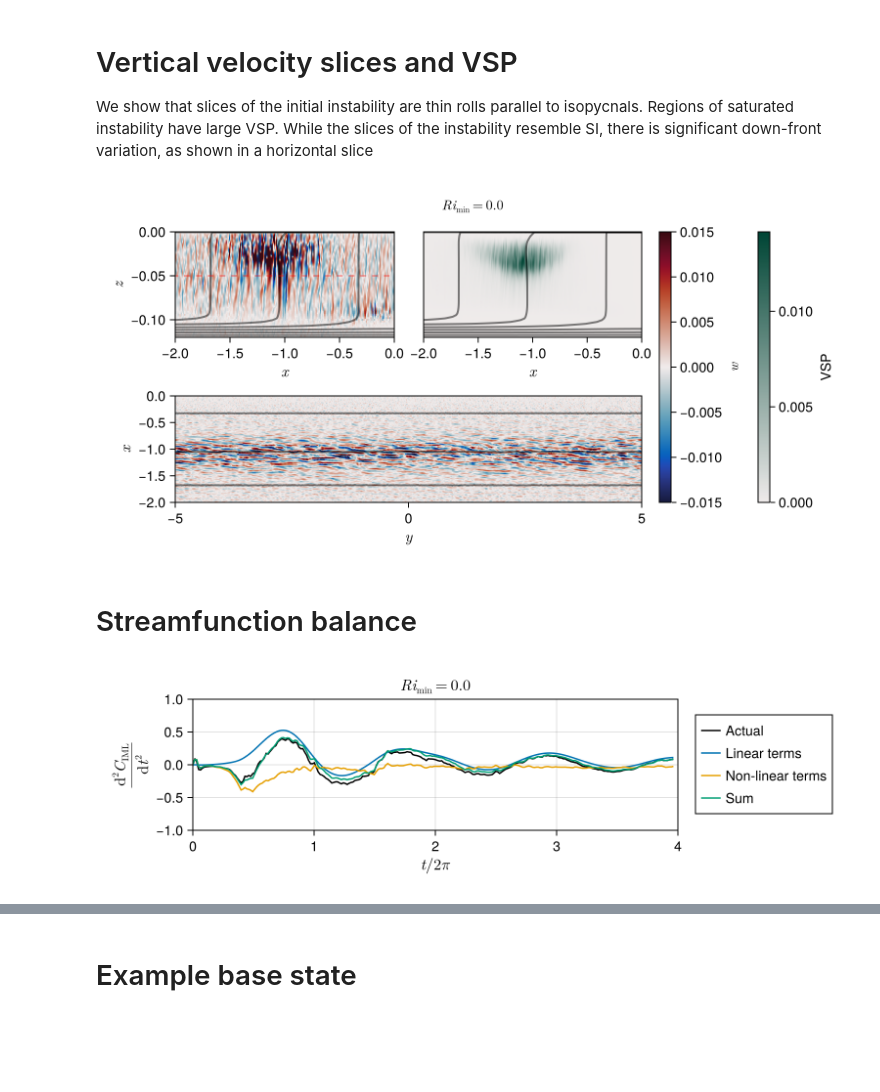
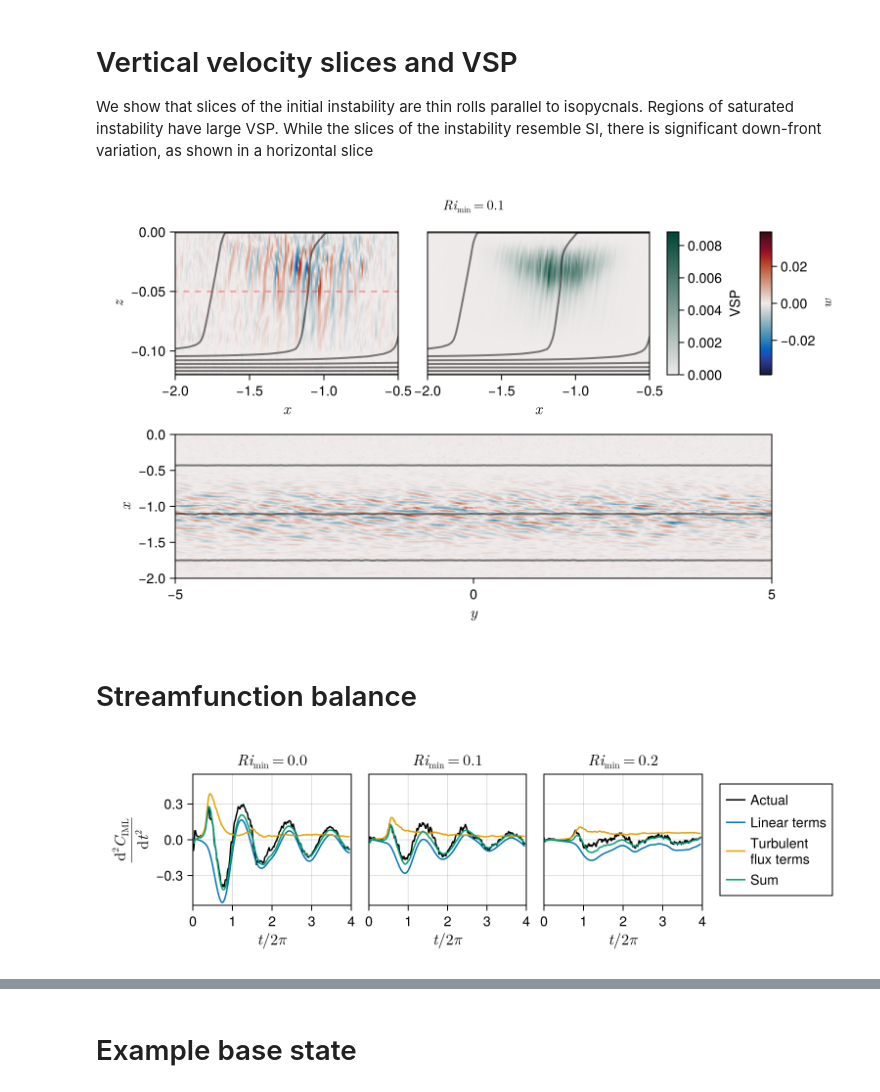
Before and after one commit to erin-atkinson/filament-instability, a Jupyter notebook: notebook/PaperFigures.ipynb, the cells around one changed output, grey strips where cells are left out. Drawn from its saved outputs; the diff is of its cells as text; code cells hidden in the pictures; blank space fills up the shorter version.

Commit message:
Added buoyancy gradient plot

```diff
--- a/notebook/PaperFigures.ipynb
+++ b/notebook/PaperFigures.ipynb
@@ -142,5 +212,5 @@ The volume of $q<0$ is destroyed slowly. The initial instability does not seem t
 # %%
-let foldernames = foldernames[1:3]
+fig = let foldernames = foldernames[1:3]
     from_dfm = false
     fig = Figure(; size=(1000, 300)./1.3)
     # First figure is a plot of integrated PV
@@ -185,5 +255,7 @@ let foldernames = foldernames[1:3]
     Legend(fig[1, 3], lns, runlabels[1:3], legendtitle)
     fig
 end
+#save("../output/paper_figures/PV_figure.png", fig; px_per_unit=2)
+fig
 # %% [output]
 [figure]
@@ -193,8 +300,8 @@ We show that slices of the initial instability are thin rolls parallel to isopyc
 # %%
 VSP_colors = [to_colormap(:balance)[127], to_colormap(:PuBuGn)[end]]
 fig = let
-    foldername = foldernames[1]
-    t = 0.2 # t/2π
+    foldername = foldernames[2]
+    t = 0.3 # t/2π
     z = -0.05
     init_time, run_time, sp = jldopen("$foldername/parameters.jld2") do file
         file["parameters/init_time"], file["parameters/run_time"], file["parameters/simulation"]
@@ -228,51 +335,48 @@ fig = let
         iteration = iterations[argmin(abs.(ts .- t))]
 
         w = no_offset_view(file["timeseries/w/$iteration"][:, 512, :])
         w_slice = no_offset_view(file["timeseries/w/$iteration"])[:, :, argmin(abs.(zsᶠ .- z))]
         b = no_offset_view(file["timeseries/b/$iteration"][:, 1, :])
         b_slice = no_offset_view(file["timeseries/b/$iteration"])[:, :, argmin(abs.(zsᶠ .- z))]
         w, w_slice, b, b_slice
     end
 
-    fig = Figure(; size=(1000, 500)./1.3, fontsize=14)
-    axis_kwargs = (; xlabel=L"x", ylabel=L"z", limits=(-2sp.L, 0sp.L, -1.2sp.H, 0), xlabelsize=16, ylabelsize=16)
+    fig = Figure(; size=(1000, 600)./1.3, fontsize=14)
+    axis_kwargs = (; xlabel=L"x", ylabel=L"z", limits=(-2sp.L, -0.5sp.L, -1.2sp.H, 0), xlabelsize=16, ylabelsize=16)
 
     ax_w = Axis(fig[1, 1]; axis_kwargs...)
     ax_VSP = Axis(fig[1, 2]; axis_kwargs...)
 
     cmax = maximum(abs, w_slice)
-    cmax=0.015
     ht_w = heatmap!(ax_w, xsᶜ, zsᶠ, w; colormap=:balance, colorrange=(-cmax, cmax))
     ht_VSP = heatmap!(ax_VSP, xsᶜ, zsᶜ, VSP; colormap=VSP_colors, colorrange=(0, maximum(VSP[:, 4:sp.Nz-1])))
     contour!(ax_VSP, xsᶜ, zsᶜ, b_dfm; color=(:black, 0.5), levels=b_levels, linewidth=2)
     contour!(ax_w, xsᶜ, zsᶜ, b_dfm; color=(:black, 0.5), levels=b_levels, linewidth=2)
     lines!(ax_w, [xsᶜ[1], xsᶜ[end]], [z, z]; color=(:red, 0.3), linestyle=:dash, linewidth=2)
 
-    ax_w_slice = Axis(fig[2, 1:2]; xlabel=L"y", ylabel=L"x", limits=(-5sp.L, 5sp.L, -2sp.L, 0sp.L), xlabelsize=16, ylabelsize=16)
+    ax_w_slice = Axis(fig[2, 1:4]; xlabel=L"y", ylabel=L"x", limits=(-5sp.L, 5sp.L, -2sp.L, 0sp.L), xlabelsize=16, ylabelsize=16)
     w_slice = imfilter(w_slice, gaussian((1, 1)))
     heatmap!(ax_w_slice, ysᶜ, xsᶜ, transpose(w_slice); colormap=:balance, colorrange=(-cmax, cmax))
     contour!(ax_w_slice, ysᶜ, xsᶜ, transpose(b_slice); color=(:black, 0.5), levels=b_levels, linewidth=2)
 
-    Colorbar(fig[1:2, 3], ht_w; label=L"w")
-    Colorbar(fig[1:2, 4], ht_VSP; label="VSP")
+    Colorbar(fig[1, 4], ht_w; label=L"w")
+    Colorbar(fig[1, 3], ht_VSP; label="VSP")
     hideydecorations!.(ax_VSP)
     colgap!(fig.layout, 1, 30)
-    Label(fig[0, :], L"Ri_\text{min}=%$(round(sp.Ri, digits=2))")
+    #colgap!(fig.layout, 2, 30)
+    Label(fig[0, :], L"Ri_\text{min}=%$(round(sp.Ri, digits=2)), t/2\pi=$t")
     fig
 end
-save("../output/paper_figures/wVSP.png", fig; px_per_unit=2)
+#save("../output/paper_figures/wVSP.png", fig; px_per_unit=2)
 fig
 # %% [output]
-[figure, old version]
+[figure, new version]
 # %% [markdown]
 # Streamfunction balance
 # %%
-fig = let foldernames = foldernames[1:1]
+fig = let foldernames = foldernames[1:3]
     fig = Figure(; size=(1000, 300)./1.3, fontsize=14)
     map(enumerate(foldernames)) do (i, foldername)
-
-        σ = 10
-
         # Get parameters
         init_time, run_time, sp = jldopen("$foldername/parameters.jld2") do file
             file["parameters/init_time"], file["parameters/run_time"], file["parameters/simulation"]
@@ -294,16 +398,16 @@ fig = let foldernames = foldernames[1:1]
             z_inds = domain[3] .< no_offset_view(file["grid/zᵃᵃᶜ"]) .< domain[4]
 
             Lψ = map(iterations) do iteration
-                a = imfilter(no_offset_view(file["timeseries/Lψ/$iteration"])[:, 1, :], gaussian((σ, 0))) .* Δz
+                a = no_offset_view(file["timeseries/Lψ/$iteration"])[:, 1, :] .* Δz
                 sum(a[x_inds, z_inds]) * Δx
             end
             ∇²ψ_tt = map(iterations) do iteration
-                a = imfilter(no_offset_view(file["timeseries/∇²ψ_tt/$iteration"])[:, 1, :], gaussian((σ, 0))) .* Δz
+                a = no_offset_view(file["timeseries/∇²ψ_tt/$iteration"])[:, 1, :] .* Δz
                 sum(a[x_inds, z_inds]) * Δx
             end
             ts, ∇²ψ_tt, Lψ
         end
-        F_nl, F_sgs, F_other, F_VSP = jldopen("$foldername/PSI_notnice.jld2") do file
+        F_nl, F_other, F_VSP, F_BFLUX = jldopen("$foldername/PSI_notnice.jld2") do file
             iterations = keys(file["timeseries/t"])[2:end-1]
             ts = map(iteration->(file["timeseries/t/$iteration"] - init_time)/(2π), iterations)
 
@@ -316,22 +420,22 @@ fig = let foldernames = foldernames[1:1]
             z_inds = domain[3] .< no_offset_view(file["grid/zᵃᵃᶜ"]) .< domain[4]
 
             F_nl = map(iterations) do iteration
-                a = imfilter(no_offset_view(file["timeseries/F_nl/$iteration"])[:, 1, :], gaussian((σ, 0))) .* Δz
-                sum(a[x_inds, z_inds]) * Δx
-            end
-            F_sgs = map(iterations) do iteration
-                a = imfilter(no_offset_view(file["timeseries/F_sgs/$iteration"])[:, 1, :], gaussian((σ, 0))) .* Δz
+                a = no_offset_view(file["timeseries/F_nl/$iteration"])[:, 1, :] .* Δz
                 sum(a[x_inds, z_inds]) * Δx
             end
             F_other = map(iterations) do iteration
-                a = imfilter(no_offset_view(file["timeseries/F_other/$iteration"])[:, 1, :], gaussian((σ, 0))) .* Δz
+                a = no_offset_view(file["timeseries/F_other/$iteration"])[:, 1, :] .* Δz
                 sum(a[x_inds, z_inds]) * Δx
             end
             F_VSP = map(iterations) do iteration
-                a = imfilter(no_offset_view(file["timeseries/F_VSP/$iteration"])[:, 1, :], gaussian((σ, 0))) .* Δz
+                a = no_offset_view(file["timeseries/F_VSP/$iteration"])[:, 1, :] .* Δz
                 sum(a[x_inds, z_inds]) * Δx
             end
-            F_nl, F_sgs, F_other, F_VSP
+            F_BFLUX = map(iterations) do iteration
+                a = no_offset_view(file["timeseries/F_BFLUX/$iteration"])[:, 1, :] .* Δz
+                sum(a[x_inds, z_inds]) * Δx
+            end
+            F_nl, F_other, F_VSP, F_BFLUX
         end
 
         # Plot
@@ -339,20 +443,20 @@ fig = let foldernames = foldernames[1:1]
             xlabel=L"t / 2\pi",
             ylabel=L"\frac{\text{d}^2 C_{\text{IML}}}{\text{d}t^2}",
             title=L"Ri_\text{min}=%$(round(sp.Ri, digits=2))",
-            limits=(0, 4, -1, 1),
+            limits=(0, 4, -0.55, 0.55),
             xlabelsize=16, ylabelsize=16, titlesize=16
         )
         lns = [
             lines!(ax, ts, -∇²ψ_tt; color=:black),
-            lines!(ax, ts, Lψ),
-            lines!(ax, ts, -F_VSP - F_nl - F_other),
-            lines!(ax, ts, Lψ - F_VSP - F_nl - F_other)
+            lines!(ax, ts, -Lψ),
+            lines!(ax, ts, F_VSP + F_BFLUX + 0F_other),
+            lines!(ax, ts, -Lψ + F_VSP + F_BFLUX + 0F_other)
         ]
 
         i != 1 && hideydecorations!(ax, grid=false)
 
         # Add a legend for the last one
-        i == length(foldernames) && Legend(fig[1, i+1], lns, ["Actual", "Linear terms", "Non-linear terms", "Sum"])
+        i == length(foldernames) && Legend(fig[1, i+1], lns, ["Actual", "Linear terms", "Turbulent\nflux terms", "Sum"])
 
     end
     fig
@@ -360,4 +464,4 @@ end
 save("../output/paper_figures/streamfunction_evolution_figure.png", fig; px_per_unit=2)
 fig
 # %% [output]
-[figure, old version]
+[figure, new version]
```
Also changed, not shown: parts of 9 cells of this notebook.
